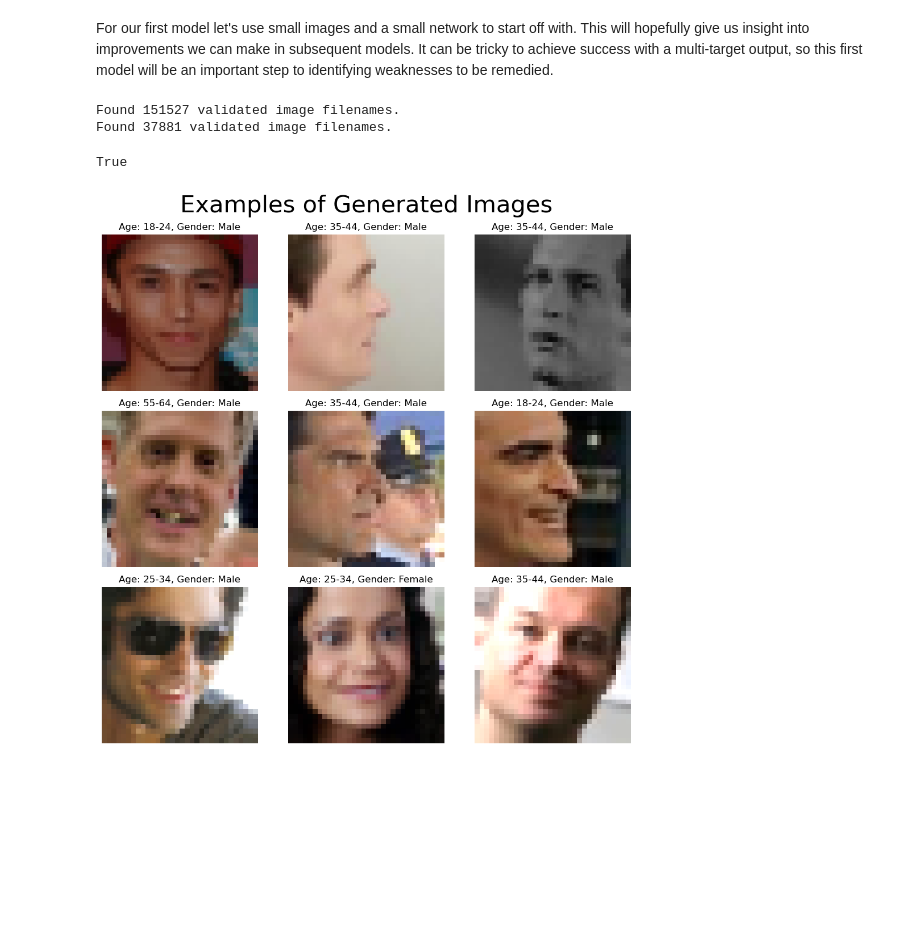
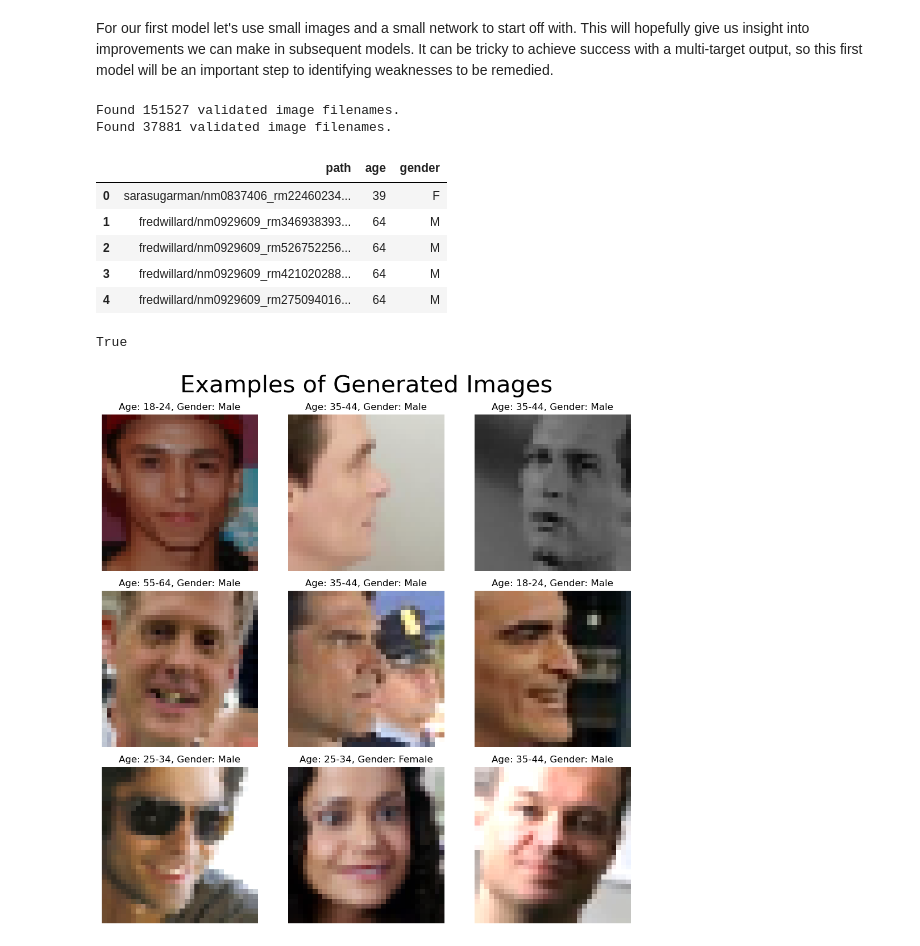
Before and after one commit to kmatk/AutoID, a Jupyter notebook: notebook.ipynb, the cells around one changed output. Saved outputs shown, nothing was run; the diff lists cells and outputs as text; code cells hidden in the pictures; blank space fills up the shorter version.

```diff
--- a/notebook.ipynb
+++ b/notebook.ipynb
@@ -443,6 +443,17 @@ train_gen0, val_gen0 = ImgGen(df_train, img_size=(32,32))
 # %% [output]
 Found 151527 validated image filenames.
 Found 37881 validated image filenames.
+# %%
+slash  = '\\'
+imdb_file = pd.read_csv(f'B3FD_metadata{slash}B3FD-IMDB_age_gender.csv', delimiter=' ')
+imdb_file.head()
+# %% [output]
+|  | path | age | gender |
+| 0 | sarasugarman/nm0837406_rm22460234... | 39 | F |
+| 1 | fredwillard/nm0929609_rm346938393... | 64 | M |
+| 2 | fredwillard/nm0929609_rm526752256... | 64 | M |
+| 3 | fredwillard/nm0929609_rm421020288... | 64 | M |
+| 4 | fredwillard/nm0929609_rm275094016... | 64 | M |
 # %%
 # Checking that our train and val generator function is working as expected
 # (that there are no common files within train and val sets)
```
Also changed, not shown: 1 other file.
